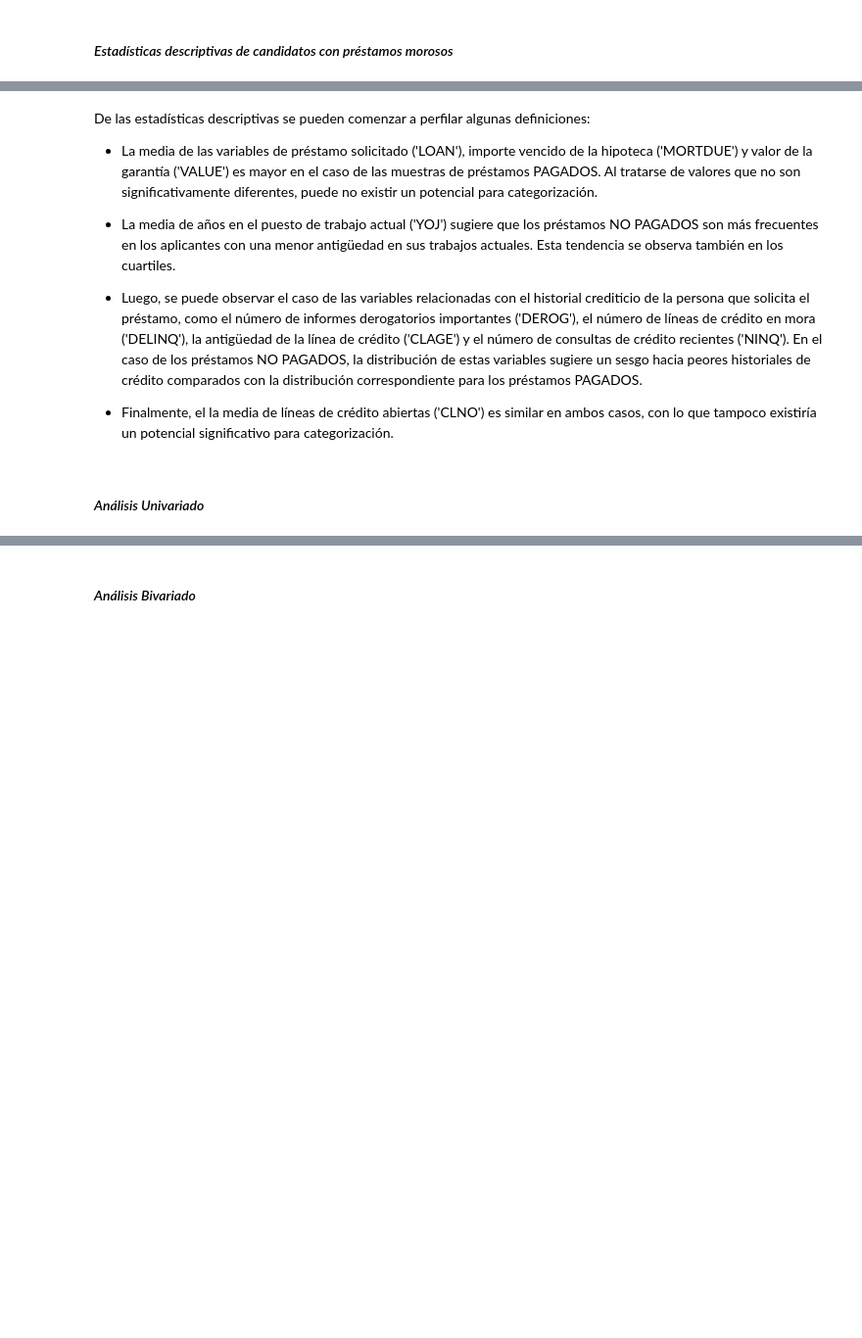
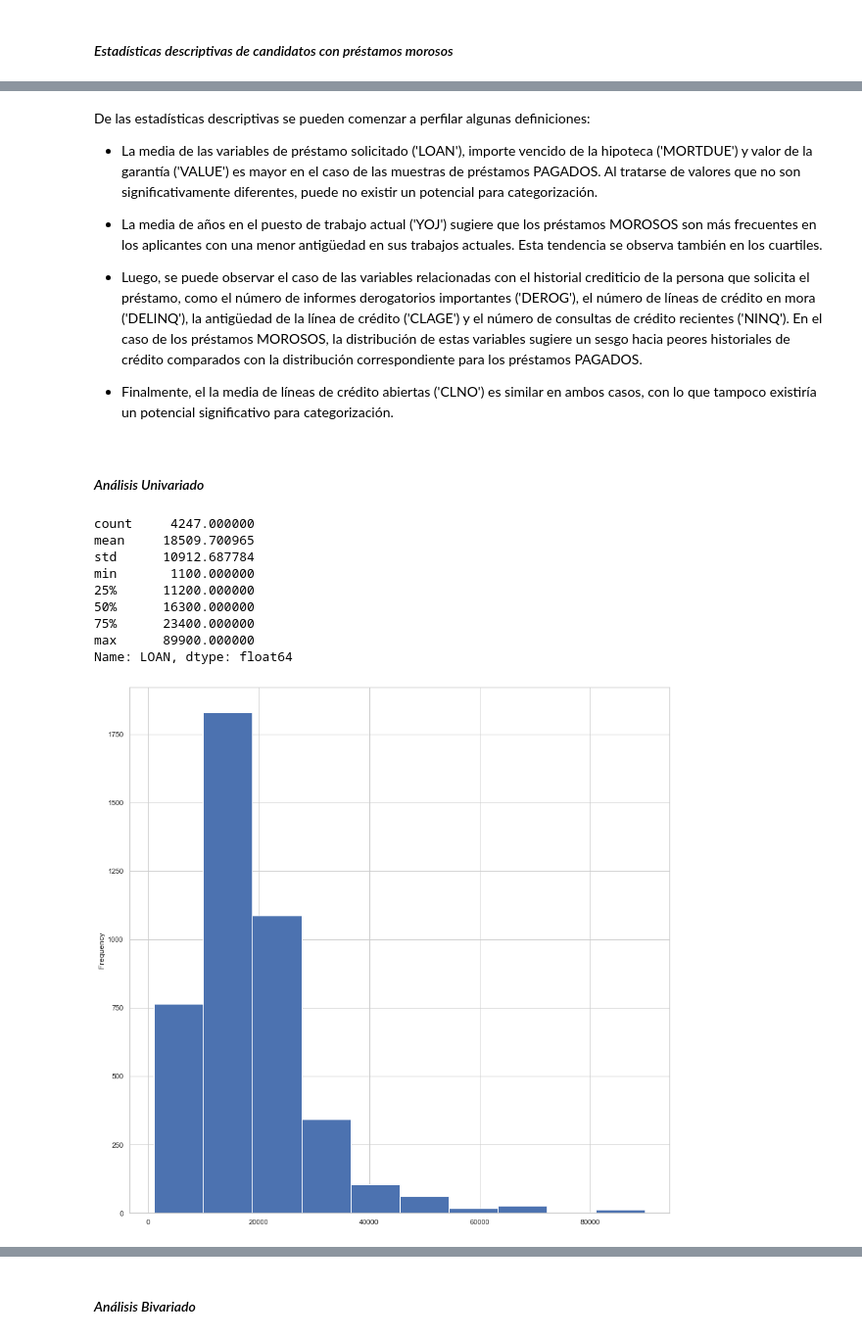
Before and after one commit to HelgaZambrana/data-science-coderhouse, a Jupyter notebook: ProyectoFinal_RiesgoCrediticio.ipynb, the cells around one changed output, grey strips where cells are left out. Shown at 98% size. Saved outputs shown, nothing was run; the diff lists cells and outputs as text; code cells hidden in the pictures; blank space fills up the shorter version.

```diff
--- a/ProyectoFinal_RiesgoCrediticio.ipynb
+++ b/ProyectoFinal_RiesgoCrediticio.ipynb
@@ -203,10 +203,25 @@ De las estadísticas descriptivas se pueden comenzar a perfilar algunas definici
 
 - La media de las variables de préstamo solicitado ('LOAN'), importe vencido de la hipoteca ('MORTDUE') y valor de la garantía ('VALUE') es mayor en el caso de las muestras de préstamos PAGADOS. Al tratarse de valores que no son significativamente diferentes, puede no existir un potencial para categorización.
 
-- La media de años en el puesto de trabajo actual ('YOJ') sugiere que los préstamos NO PAGADOS son más frecuentes en los aplicantes con una menor antigüedad en sus trabajos actuales. Esta tendencia se observa también en los cuartiles.
+- La media de años en el puesto de trabajo actual ('YOJ') sugiere que los préstamos MOROSOS son más frecuentes en los aplicantes con una menor antigüedad en sus trabajos actuales. Esta tendencia se observa también en los cuartiles.
 
-- Luego, se puede observar el caso de las variables relacionadas con el historial crediticio de la persona que solicita el préstamo, como el número de informes derogatorios importantes ('DEROG'), el número de líneas de crédito en mora ('DELINQ'), la antigüedad de la línea de crédito ('CLAGE') y el número de consultas de crédito recientes ('NINQ'). En el caso de los préstamos NO PAGADOS, la distribución de estas variables sugiere un sesgo hacia peores historiales de crédito comparados con la distribución correspondiente para los préstamos PAGADOS.
+- Luego, se puede observar el caso de las variables relacionadas con el historial crediticio de la persona que solicita el préstamo, como el número de informes derogatorios importantes ('DEROG'), el número de líneas de crédito en mora ('DELINQ'), la antigüedad de la línea de crédito ('CLAGE') y el número de consultas de crédito recientes ('NINQ'). En el caso de los préstamos MOROSOS, la distribución de estas variables sugiere un sesgo hacia peores historiales de crédito comparados con la distribución correspondiente para los préstamos PAGADOS.
 
 - Finalmente, el la media de líneas de crédito abiertas ('CLNO') es similar en ambos casos, con lo que tampoco existiría un potencial significativo para categorización.
 # %% [markdown]
 #### *Análisis Univariado*
+# %%
+#Histograma de los montos correspondientes a préstamos
+historial_credito['LOAN'].plot.hist()
+historial_credito['LOAN'].describe()
+# %% [output]
+count     4247.000000
+mean     18509.700965
+std      10912.687784
+min       1100.000000
+25%      11200.000000
+50%      16300.000000
+75%      23400.000000
+max      89900.000000
+Name: LOAN, dtype: float64
+[figure, added]
```
Also changed, not shown: parts of 12 cells of this notebook.
